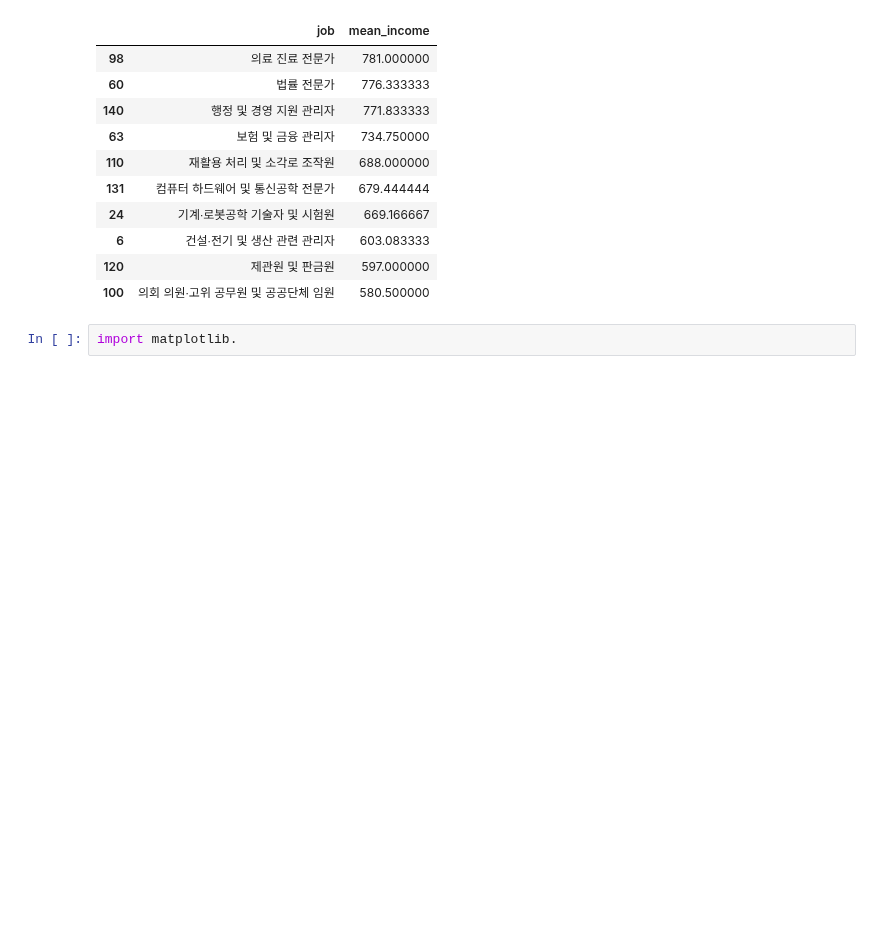
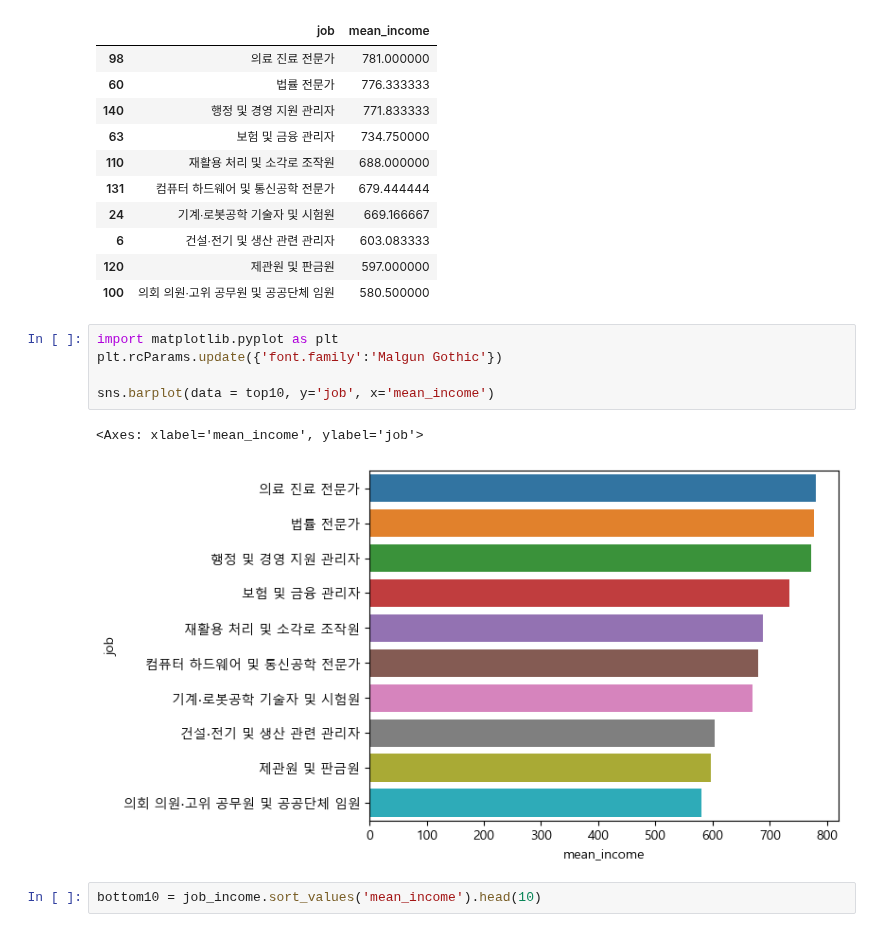
Before and after one commit to jcj154248/kit_bigdata, a Jupyter notebook: chapter09.ipynb, the cells around one changed output. Saved outputs shown, nothing was run; the diff lists cells and outputs as text; blank space fills up the shorter version.

```diff
--- a/chapter09.ipynb
+++ b/chapter09.ipynb
@@ -367,5 +367,13 @@ top10
 | 6 | 건설∙전기 및 생산 관련 관리자 | 603.083333 |
 | 120 | 제관원 및 판금원 | 597.000000 |
 | 100 | 의회 의원∙고위 공무원 및 공공단체 임원 | 580.500000 |
-# %%
-import matplotlib.
+# %%
+import matplotlib.pyplot as plt
+plt.rcParams.update({'font.family':'Malgun Gothic'})
+
+sns.barplot(data = top10, y='job', x='mean_income')
+# %% [output]
+<Axes: xlabel='mean_income', ylabel='job'>
+[figure, added]
+# %%
+bottom10 = job_income.sort_values('mean_income').head(10)
```
Also changed, not shown: parts of 2 cells of this notebook.
